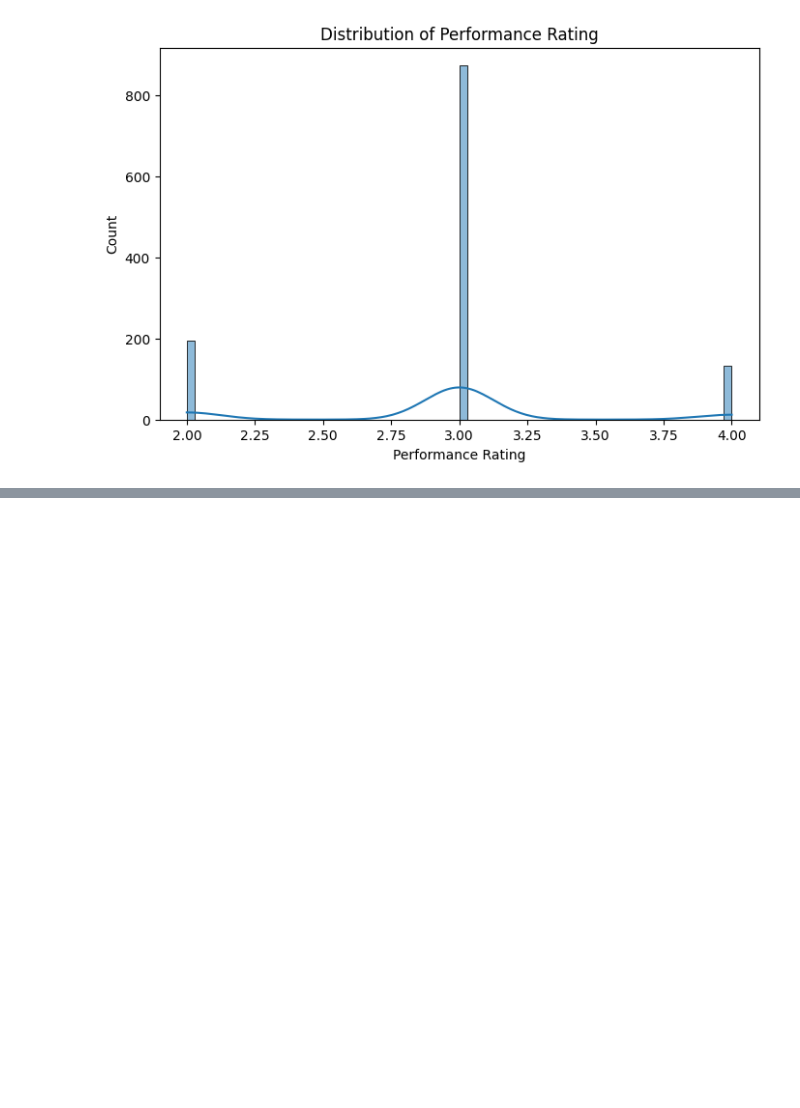
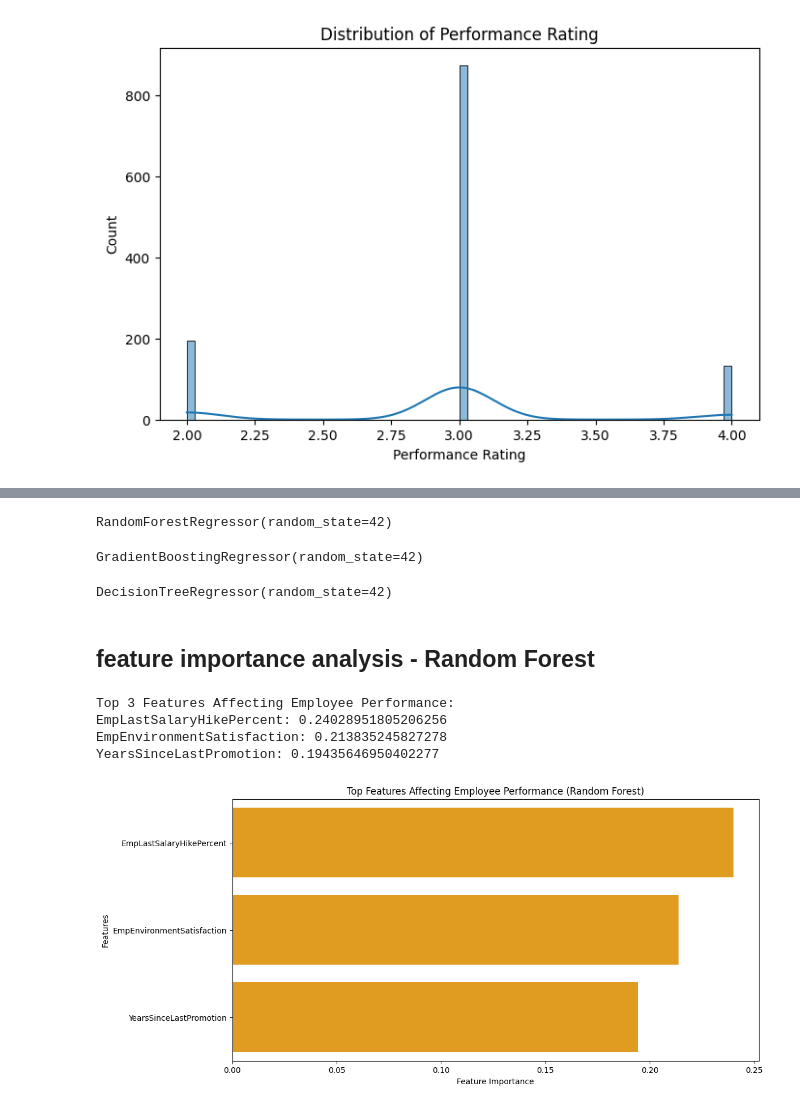
Before and after one commit to CodeWithMilind/Data-Science---Github, a Jupyter notebook: IABAC Exam/Employee Performance Analysis – INX Future Inc/src/visualization/visuals.ipynb, the cells around one changed output, grey strips where cells are left out. Cells and saved outputs as stored; diff of their text form; code cells hidden in the pictures; blank space fills up the shorter version.

```diff
--- a/IABAC Exam/Employee Performance Analysis – INX Future Inc/src/visualization/visuals.ipynb
+++ b/IABAC Exam/Employee Performance Analysis – INX Future Inc/src/visualization/visuals.ipynb
@@ -52,0 +132,52 @@ plt.show()
+# %%
+# convert category to dummy variables
+
+X = pd.get_dummies(X, drop_first=True)
+# %%
+# Random Forest Regressor Model
+rf_model = RandomForestRegressor(random_state=42)
+rf_model.fit(X, y)
+# %% [output]
+RandomForestRegressor(random_state=42)
+# %%
+# GRADIENT boosting regressor model
+gr_model = GradientBoostingRegressor(random_state=42)
+gr_model.fit(X, y )
+# %% [output]
+GradientBoostingRegressor(random_state=42)
+# %%
+# Decision Tree Regression Model
+dt_model = DecisionTreeRegressor(random_state=42)
+dt_model.fit(X , y)
+# %% [output]
+DecisionTreeRegressor(random_state=42)
+# %% [markdown]
+## feature importance analysis - Random Forest
+# %%
+# feature importance analysis - Random Forest
+feature_importance = rf_model.feature_importances_
+feature_names = X.columns
+
+# sort features based on importance
+sorted_indices = feature_importance.argsort()[::-1]
+
+# Top 3 Features
+
+top_features = 3
+print("Top", top_features, "Features Affecting Employee Performance:")
+for i in range(top_features):
+    print(f"{feature_names[sorted_indices[i]]}: {feature_importance[sorted_indices[i]]}")
+
+# Plot the top features for Random Forest
+plt.figure(figsize=(12, 6))
+sns.barplot(x=feature_importance[sorted_indices[:top_features]], y=feature_names[sorted_indices[:top_features]], color='orange')
+plt.title('Top Features Affecting Employee Performance (Random Forest)')
+plt.xlabel('Feature Importance')
+plt.ylabel('Features')
+plt.show()
+# %% [output]
+Top 3 Features Affecting Employee Performance:
+EmpLastSalaryHikePercent: 0.24028951805206256
+EmpEnvironmentSatisfaction: 0.213835245827278
+YearsSinceLastPromotion: 0.19435646950402277
+[figure, added]
```
Also changed, not shown: parts of 33 cells of this notebook, 3 other files.
